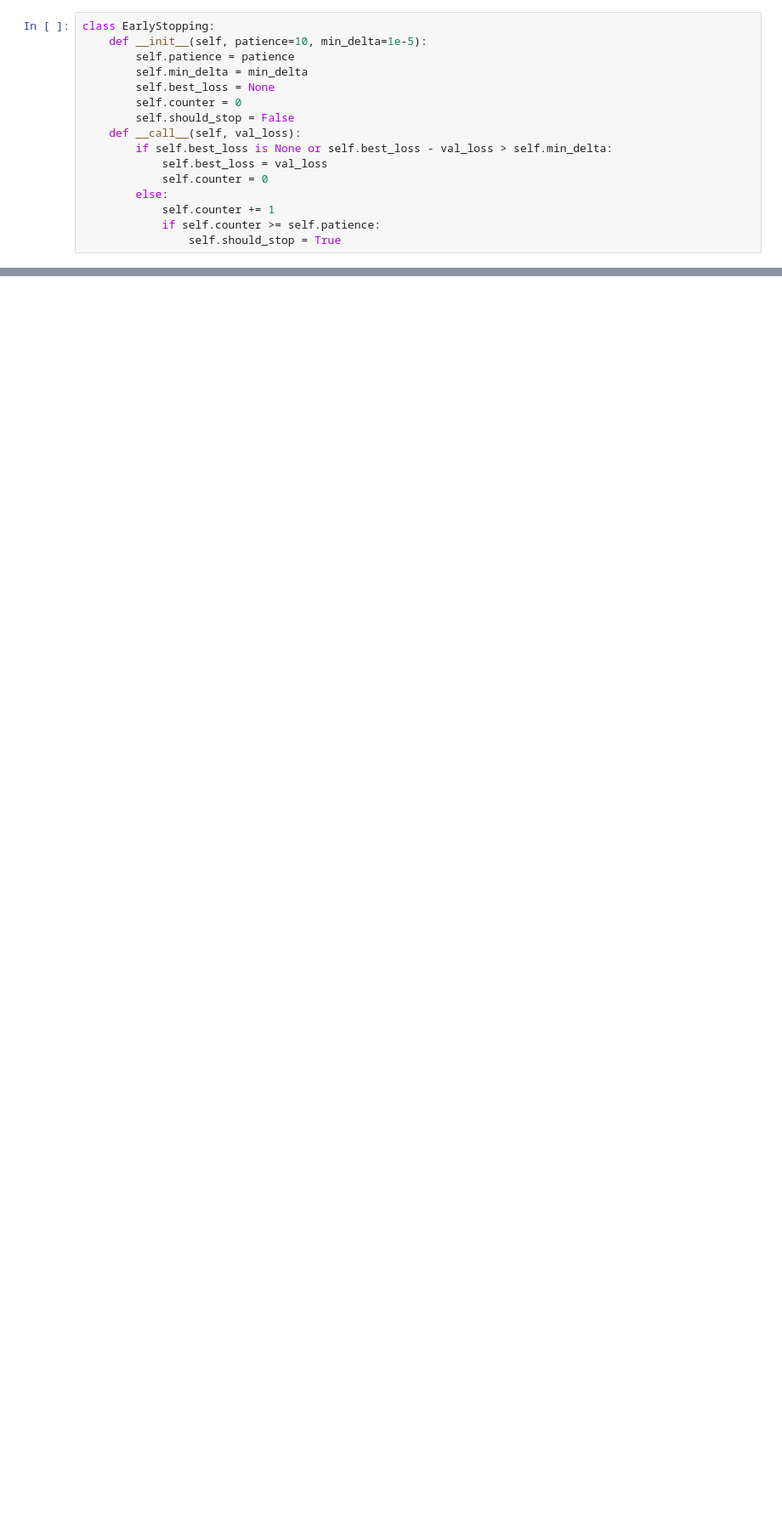
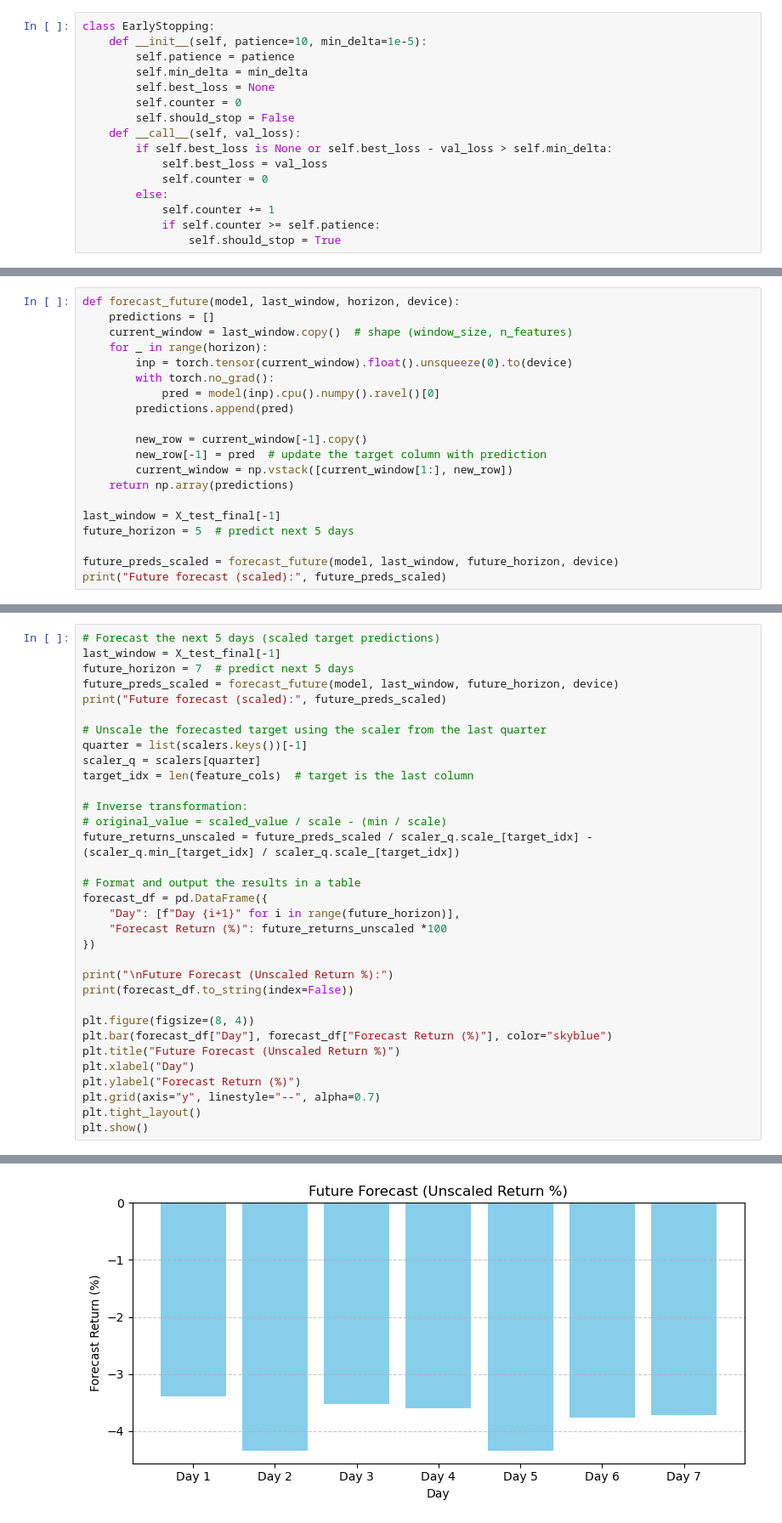
Before and after one commit to NolanMM/Capstones_Stock_Prediction, a Jupyter notebook: currentModels/SegmentedMinMaxReturn.ipynb, the cells around one changed output, grey strips where cells are left out. Shown at 85% size. Drawn from its saved outputs; the diff is of its cells as text; blank space fills up the shorter version.

Commit message:
Added more features and forecasting

```diff
--- a/currentModels/SegmentedMinMaxReturn.ipynb
+++ b/currentModels/SegmentedMinMaxReturn.ipynb
@@ -243,0 +381,20 @@ plt.show()
+# %%
+def forecast_future(model, last_window, horizon, device):
+    predictions = []
+    current_window = last_window.copy()  # shape (window_size, n_features)
+    for _ in range(horizon):
+        inp = torch.tensor(current_window).float().unsqueeze(0).to(device)
+        with torch.no_grad():
+            pred = model(inp).cpu().numpy().ravel()[0]
+        predictions.append(pred)
+
+        new_row = current_window[-1].copy()
+        new_row[-1] = pred  # update the target column with prediction
+        current_window = np.vstack([current_window[1:], new_row])
+    return np.array(predictions)
+
+last_window = X_test_final[-1]
+future_horizon = 5  # predict next 5 days
+
+future_preds_scaled = forecast_future(model, last_window, future_horizon, device)
+print("Future forecast (scaled):", future_preds_scaled)
@@ -243,0 +403,34 @@ plt.show()
+# %%
+# Forecast the next 5 days (scaled target predictions)
+last_window = X_test_final[-1]
+future_horizon = 7  # predict next 5 days
+future_preds_scaled = forecast_future(model, last_window, future_horizon, device)
+print("Future forecast (scaled):", future_preds_scaled)
+
+# Unscale the forecasted target using the scaler from the last quarter
+quarter = list(scalers.keys())[-1]
+scaler_q = scalers[quarter]
+target_idx = len(feature_cols)  # target is the last column
+
+# Inverse transformation:
+# original_value = scaled_value / scale - (min / scale)
+future_returns_unscaled = future_preds_scaled / scaler_q.scale_[target_idx] - (scaler_q.min_[target_idx] / scaler_q.scale_[target_idx])
+
+# Format and output the results in a table
+forecast_df = pd.DataFrame({
+    "Day": [f"Day {i+1}" for i in range(future_horizon)],
+    "Forecast Return (%)": future_returns_unscaled *100
+})
+
+print("\nFuture Forecast (Unscaled Return %):")
+print(forecast_df.to_string(index=False))
+
+plt.figure(figsize=(8, 4))
+plt.bar(forecast_df["Day"], forecast_df["Forecast Return (%)"], color="skyblue")
+plt.title("Future Forecast (Unscaled Return %)")
+plt.xlabel("Day")
+plt.ylabel("Forecast Return (%)")
+plt.grid(axis="y", linestyle="--", alpha=0.7)
+plt.tight_layout()
+plt.show()
+# %% [output]
@@ -243,0 +449 @@ plt.show()
+[figure, added]
```
Also changed, not shown: parts of 12 cells of this notebook, 5 other files.
